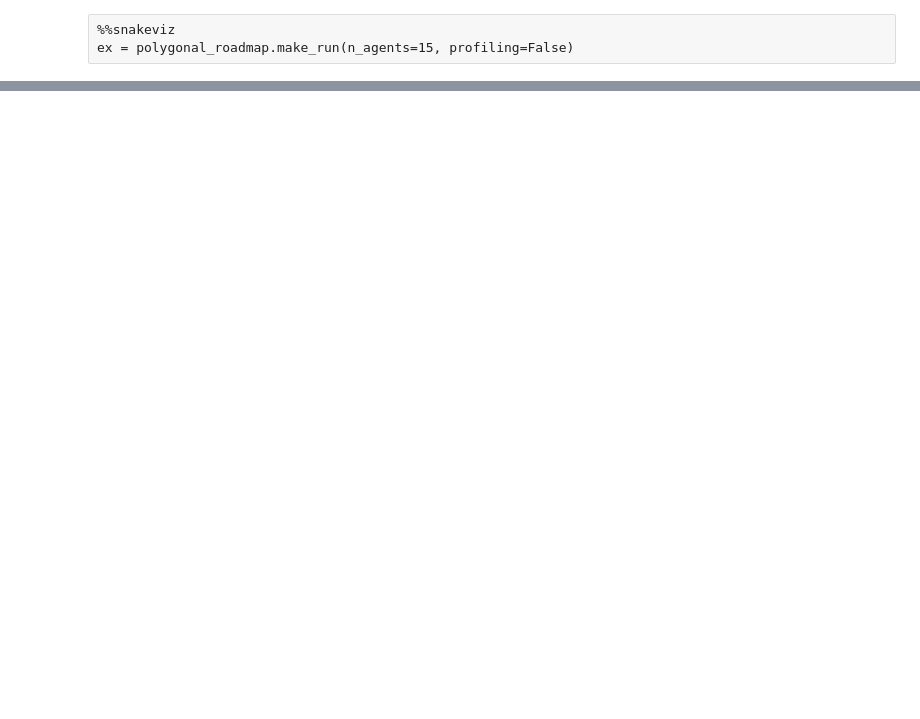
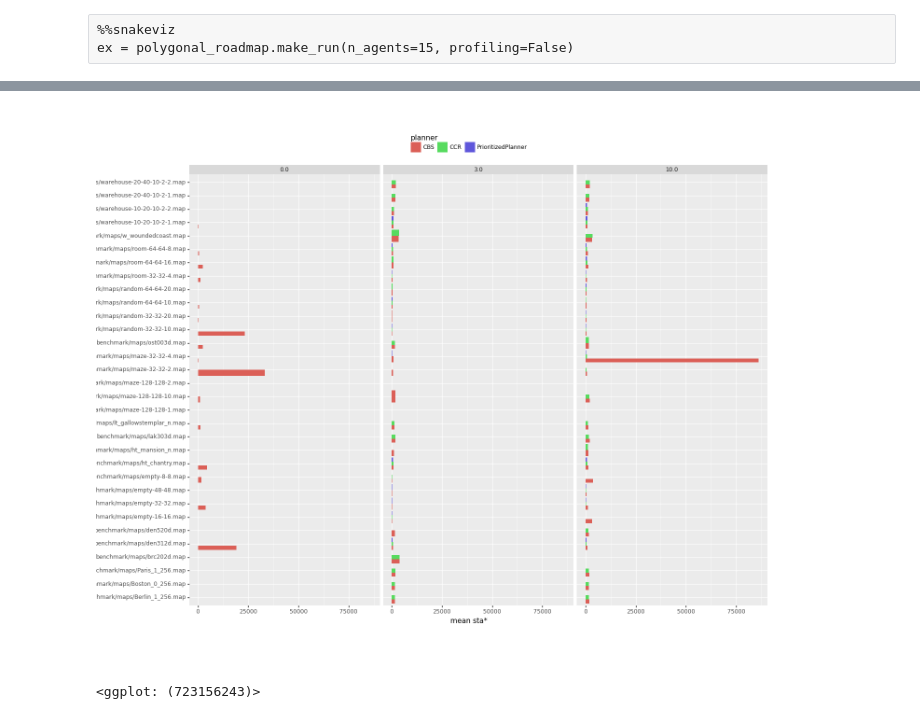
Before and after one commit to ovgu-FINken/polygonal_roadmaps, a Jupyter notebook: Pathfinding.ipynb, the cells around one changed output, grey strips where cells are left out. Drawn from its saved outputs; the diff is of its cells as text; code cells hidden in the pictures; blank space fills up the shorter version.

```diff
--- a/Pathfinding.ipynb
+++ b/Pathfinding.ipynb
@@ -154,0 +178,17 @@ d[1].loc[d[1].function.eq('(astar_path)')].ncalls
+# %%
+def agg_func(df):
+    data = {}
+    data['sta*'] = df.loc[df.k > 0].spacetime_astar.mean()
+    data['|sta*|'] = df.loc[df.k > 0, '|sta*|'].mean()
+
+    data['a*'] = df.loc[df.k > 0].spatial_astar.mean()
+    data['|a*|'] = df.loc[df.k > 0, '|a*|'].mean()
+
+    data['makespan'] = df.loc[df.k > 0].makespan.mean()
+    data['soc'] = df.loc[df.k > 0].sum_of_cost.mean()
+
+    data['success rate'] = len(df.loc[df.k.gt(0)]) / 25
+    # data['exceeded rate'] = len(df.loc[df.failed]) / 25
+    return pd.DataFrame([data])
+# %%
+df_maps = df.groupby(["planner", "horizon", "social_reward", "anti_social_punishment", "map_file"]).apply(agg_func).reset_index()
@@ -154,0 +243,5 @@ d[1].loc[d[1].function.eq('(astar_path)')].ncalls
+# %%
+ggplot(df_maps.loc[df_maps.social_reward.eq(0)& df_maps.anti_social_punishment.eq(0)], aes(x="map_file", y="mean sta*", fill="planner")) + geom_col(position="dodge")  + coord_flip() + facet_wrap(["horizon"]) + theme(figure_size=(16,12), legend_position="top")
+# %% [output]
+[figure, added]
+<ggplot: (723156243)>
```
Also changed, not shown: parts of 49 cells of this notebook.
